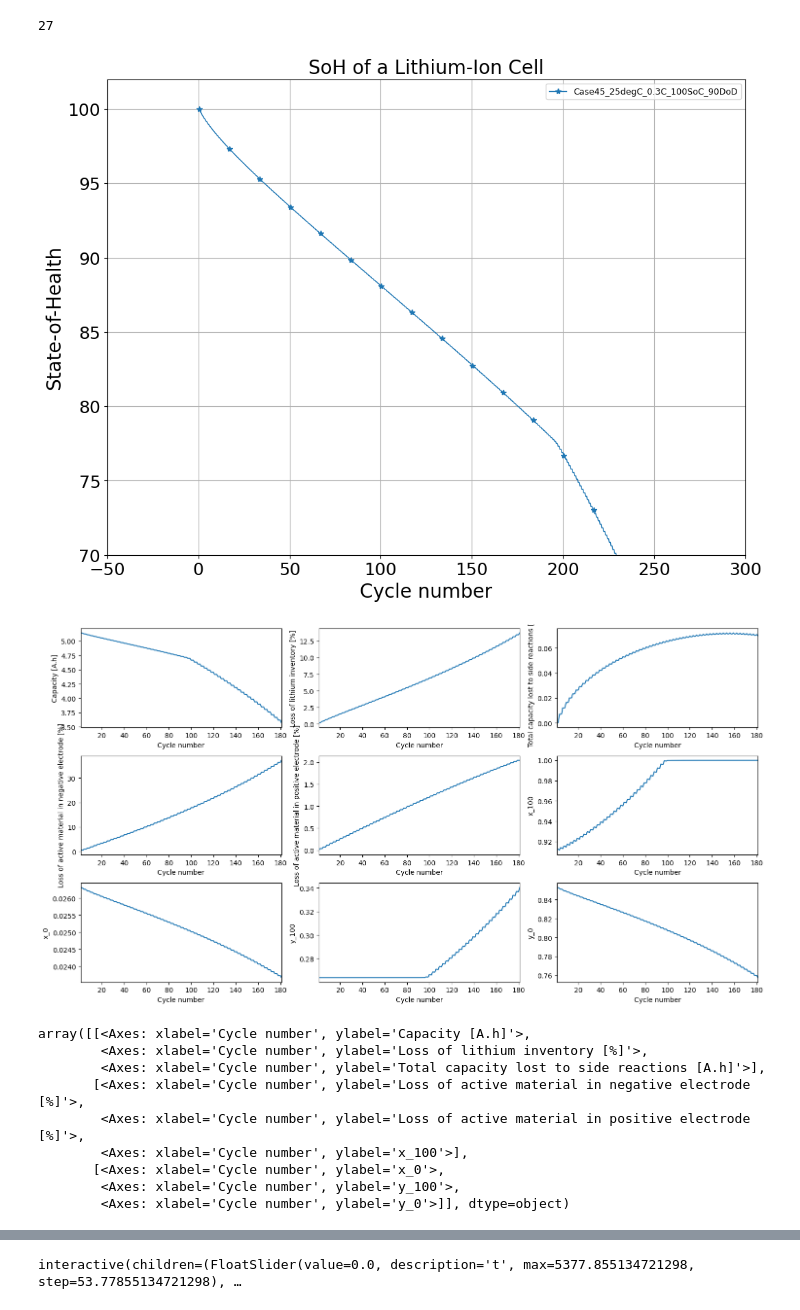
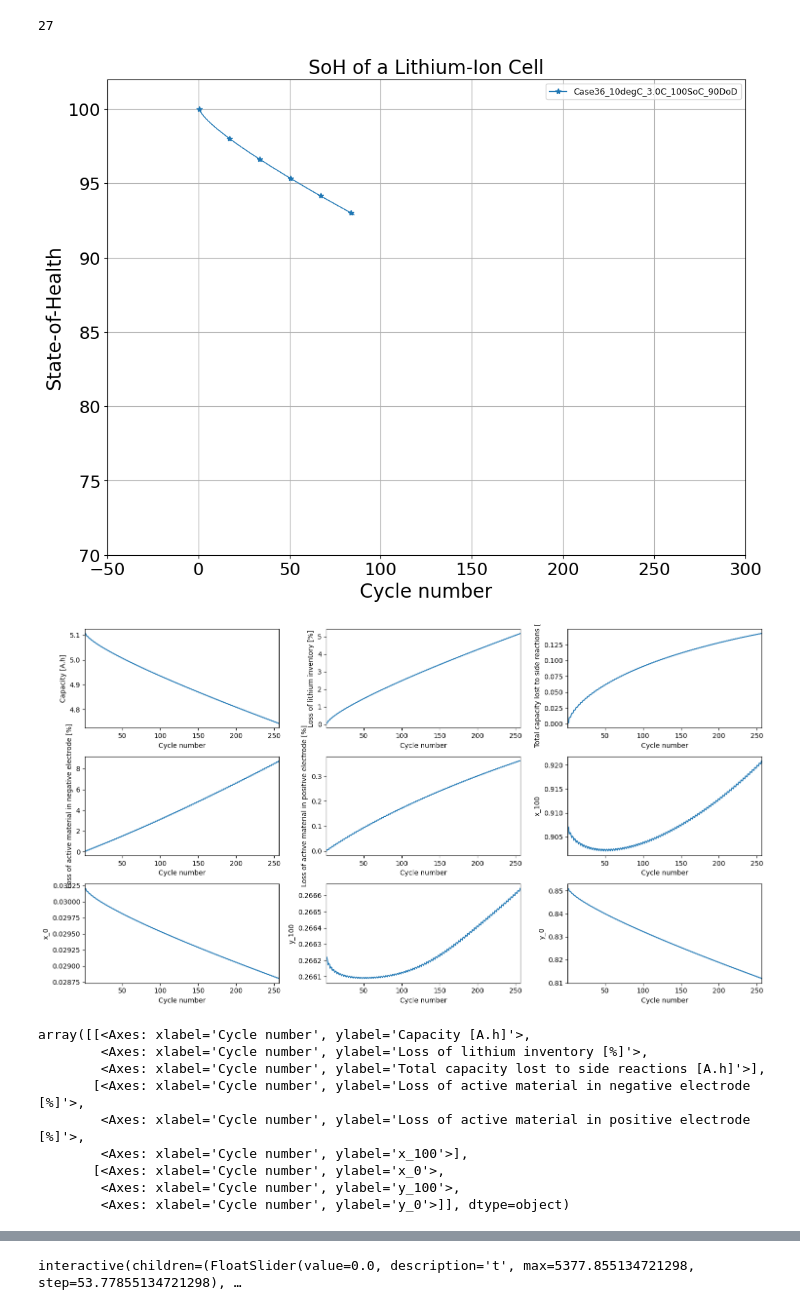
Before and after one commit to ganmadche/PyBaMMlocal, a Jupyter notebook: wip/ageingstudiesFI2025dfn.ipynb, the cells around one changed output, grey strips where cells are left out. Cells and saved outputs as stored; diff of their text form; code cells hidden in the pictures.

```diff
--- a/wip/ageingstudiesFI2025dfn.ipynb
+++ b/wip/ageingstudiesFI2025dfn.ipynb
@@ -35,10 +40,10 @@ def ec_diffusivity(T_amb):
     EaD = 50000
     arrhenius = np.exp(EaD / pybamm.constants.R *(1/ 298.15 - 1/ T_amb))
     return D_sj * arrhenius
-parameter_values.update({"EC diffusivity [m2.s-1]": ec_diffusivity})
+parameter_values.update({"EC diffusivity [m2.s-1]": ec_diffusivity}, check_already_exists=False)
 # %%
 #sei parameters update
-parameter_values.update({"SEI kinetic rate constant [m.s-1]": 1e-12*0.002})
+parameter_values.update({"SEI kinetic rate constant [m.s-1]": 1e-12*0.002}, check_already_exists=False)
 # parameter_values.update({"Ratio of lithium moles to SEI moles": 1.0*2})
 # parameter_values.update({"Inner SEI partial molar volume [m3.mol-1]": 9.585e-05*0.5})
 #parameter_values.update({"Outer SEI partial molar volume [m3.mol-1]": 9.585e-05*0.5})
@@ -252,13 +276,0 @@ df.to_csv(f"{current_directory}/FIstudies/Cases_for_ageing2.csv", index=False)
-# %%
-#Cases for calendar ageing
-
-from itertools import product
-
-temp_list2 = [10, 25, 45]
-soc_list2 = [30, 60, 100]
-
-calendar_cases = list(product(temp_list2, soc_list2))
-
-df2 = pd.DataFrame(calendar_cases, columns= ["Temperature", "SoC"])
-df2.insert(0, "Case", range(1, len(df2)+1))
-df2.to_csv(f"{current_directory}/paperStudies/Cases_for_Calendar_ageing.csv", index=False)
@@ -361,7 +360,7 @@ for n in [35]:#range(len(df)):
     df2 = pd.DataFrame(df2)
     df2["Days"] =cycle1/(steps_total*cycles_per_day)
     df2["Capacity Retention"] = Q1/Q1[0]
-    df2.to_csv(f"{current_directory}/FIstudies/Case{simcase}_{tempC_case}degC_{crate}C_{soc_case*100}SoC_{dod_case*100}DoD_{cycles_per_day}cycle.csv")
+    df2.to_csv(f"{current_directory}/paperStudies/Case{simcase}_{tempC_case}degC_{crate}C_{soc_case*100}SoC_{dod_case*100}DoD_{cycles_per_day}cycle.csv")
 
     plt.plot(cycle1/(steps_total*cycles_per_day)/days_per_year,Q1/Q1[0],"--", label =f"Case{simcase}_{tempC_case}degC_{crate}C_{int(soc_case*100)}SoC_{int(dod_case*100)}DoD_{cycles_per_day}cycle")
     plt.legend(fontsize=6)
@@ -376,5 +375,5 @@ df_conditions["simcase"] = simcase_list
 df_conditions["Experiment"] = experiment_list
 df_conditions["n_steps"] = no_steps_list
 
-df_conditions.to_csv(f"{current_directory}/FIstudies/experiments1.csv")
+df_conditions.to_csv(f"{current_directory}/paperStudies/experiments_cycle.csv")
 # %% [output]
@@ -384,7 +384,7 @@ NameError: name 'df' is not defined
 # %% [output]
 27
 # %%
-df3 = pd.read_csv(f"{current_directory}/FIstudies/Cases_for_ageing.csv")
+df3 = pd.read_csv(f"{current_directory}/paperStudies/Cases_for_cycle_ageing2.csv")
 cycles_per_day =1
 plt.figure(figsize=(12,9))
 b =0
@@ -399,7 +399,7 @@ b =0
 #     df4 = pd.read_csv(f"{current_directory}/FIstudies/Case{simcase}_{tempC_case}degC_{crate}C_{soc_case*100}SoC_{dod_case*100}DoD_{cycles_per_day}cycle.csv")
 #     plt.plot(df4["Days"], df4["Capacity Retention"]*100,marker='v', markevery=50,linewidth=1, label =f"Case{b}_{tempC_case}degC_{crate}C_{int(soc_case*100)}SoC_{int(dod_case*100)}DoD")
 
-for m in [45]: #33,49, #range(27,54):#: #range(5): #
+for m in [36]: #33,49, #range(27,54):#: #range(5): #
     b= b+1
     n = m-1
     tempC_case = df3["Temperature"][n]
@@ -407,7 +407,7 @@ for m in [45]: #33,49, #range(27,54):#: #range(5): #
     dod_case = df3["DoD"][n]*0.01
     soc_case = df3["SoC"][n]*0.01
     crate = df3["C_rate"][n]
-    df4 = pd.read_csv(f"{current_directory}/FIstudies/Case{simcase}_{tempC_case}degC_{crate}C_{soc_case*100}SoC_{dod_case*100}DoD_{cycles_per_day}cycle.csv")
+    df4 = pd.read_csv(f"{current_directory}/paperStudies/Case{simcase}_{tempC_case}degC_{crate}C_{soc_case*100}SoC_{dod_case*100}DoD_{cycles_per_day}cycle.csv")
     plt.plot(df4["Days"], df4["Capacity Retention"]*100,marker='*', markevery=50,linewidth=1, label =f"Case{simcase}_{tempC_case}degC_{crate}C_{int(soc_case*100)}SoC_{int(dod_case*100)}DoD")
 
 # for m in [59,65,67,69,71,77,81]: #range(27,54):#: #range(5): #
@@ -432,11 +432,11 @@ plt.yticks(fontsize=18)
 plt.grid(True)
 plt.show()
 # %% [output]
-[figure, old version]
+[figure, new version]
 # %%
-pybamm.plot_summary_variables(sim1.solution,output_variables='Capacity [A.h]')
+pybamm.plot_summary_variables(sim1.solution)
 # %% [output]
-[figure, old version]
+[figure, new version]
 array([[<Axes: xlabel='Cycle number', ylabel='Capacity [A.h]'>,
         <Axes: xlabel='Cycle number', ylabel='Loss of lithium inventory [%]'>,
         <Axes: xlabel='Cycle number', ylabel='Total capacity lost to side reactions [A.h]'>],
```
Also changed, not shown: parts of 15 cells of this notebook.
